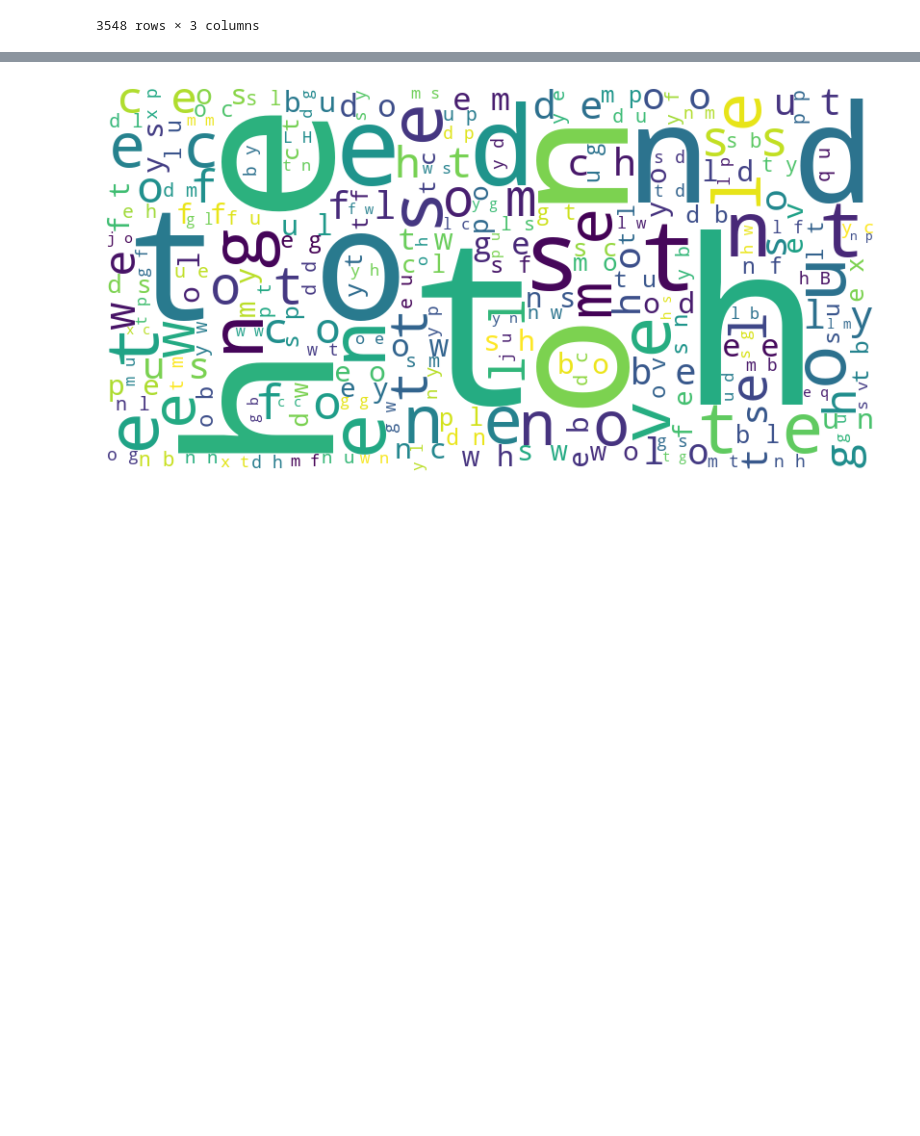
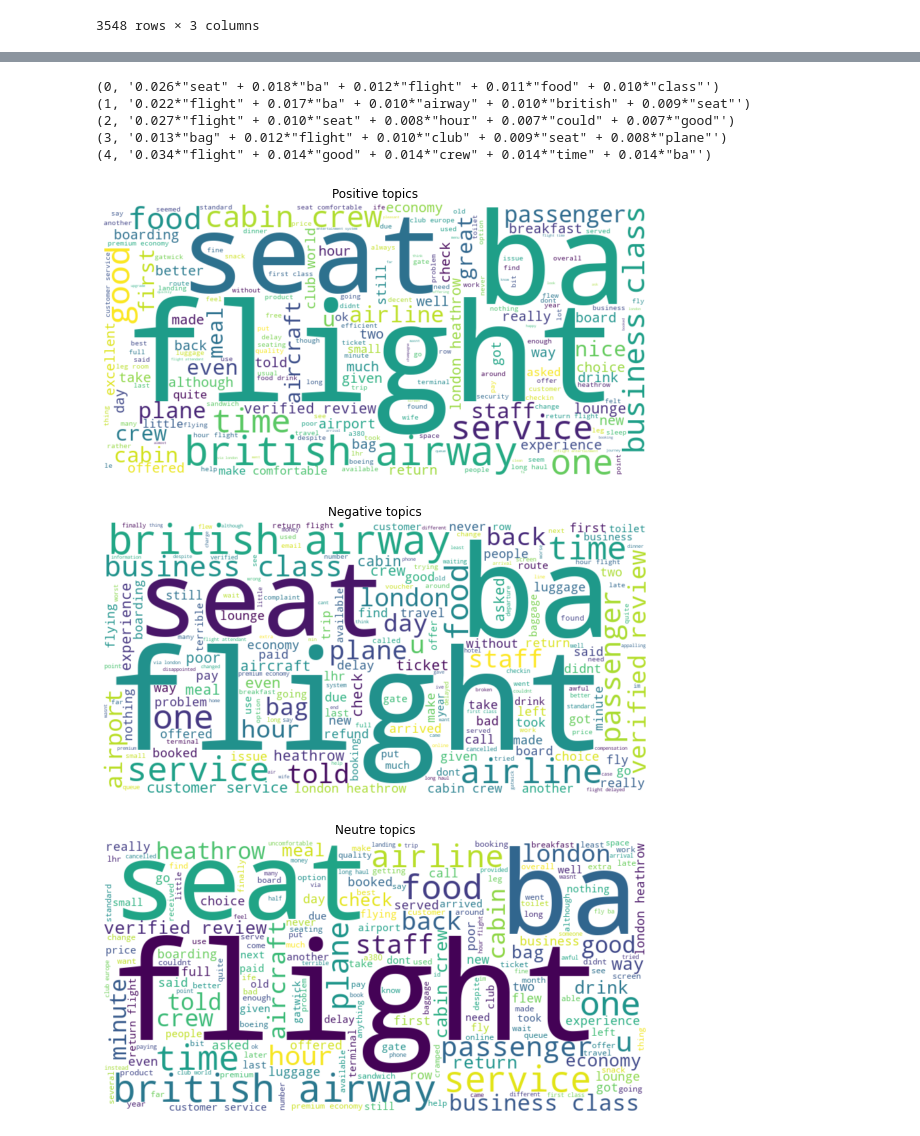
Before and after one commit to nassimbattache/Predicting-customer-buying-behaviour-British-Airways, a Jupyter notebook: Web_scrapping_BA.ipynb, the cells around one changed output, grey strips where cells are left out. Drawn from its saved outputs; the diff is of its cells as text; code cells hidden in the pictures; blank space fills up the shorter version.

Commit message:
Commenter le code + visualisation

```diff
--- a/Web_scrapping_BA.ipynb
+++ b/Web_scrapping_BA.ipynb
@@ -193,17 +247,52 @@ df
+# %%
+# Afficher le topic de chaque catégorie de sentiment
+from gensim import corpora, models
+
+
+positive_df = df.loc[df['sentiment_category'] == 'Positive']
+negative_df = df.loc[df['sentiment_category'] == 'Negative']
+neutre_df = df.loc[df['sentiment_category'] == 'Neutral']
+# Création du dictionnaire à partir des commentaires
+dictionary = corpora.Dictionary(positive_df['reviews1'])
+
+# Transformation des commentaires en sacs de mots (bow = Bag of Words)
+corpus = [dictionary.doc2bow(comment) for comment in positive_df['reviews1']]
+
+# Modélisation des sujets avec LDA
+lda_model = models.LdaModel(corpus, num_topics=5, id2word=dictionary, passes=10)
+
+# Affichage des sujets et leurs mots clés
+topics = lda_model.print_topics(num_words=5)
+for topic in topics:
+    print(topic)
+# %% [output]
+(0, '0.026*"seat" + 0.018*"ba" + 0.012*"flight" + 0.011*"food" + 0.010*"class"')
+(1, '0.022*"flight" + 0.017*"ba" + 0.010*"airway" + 0.010*"british" + 0.009*"seat"')
+(2, '0.027*"flight" + 0.010*"seat" + 0.008*"hour" + 0.007*"could" + 0.007*"good"')
+(3, '0.013*"bag" + 0.012*"flight" + 0.010*"club" + 0.009*"seat" + 0.008*"plane"')
+(4, '0.034*"flight" + 0.014*"good" + 0.014*"crew" + 0.014*"time" + 0.014*"ba"')
 # %%
 from wordcloud import WordCloud
 import matplotlib.pyplot as plt
 
-# Concaténation de tous les commentaires en une seule chaîne de texte
-all_text = ' '.join([' '.join(comment) for comment in df['reviews']])
+def generate_wordcloud(df,title):
+    # Concaténation de tous les commentaires en une seule chaîne de texte
+    all_text = ' '.join([' '.join(comment) for comment in df['reviews1']])
 
-# Création du nuage de mots
-wordcloud = WordCloud(width=800, height=400, background_color='white').generate(all_text)
+    # Création du nuage de mots
+    wordcloud = WordCloud(width=800, height=400, background_color='white').generate(all_text)
 
-# Affichage du nuage de mots
-plt.figure(figsize=(10, 5))
-plt.imshow(wordcloud, interpolation='bilinear')
-plt.axis('off')
-plt.show()
+    # Affichage du nuage de mots
+    plt.figure(figsize=(10, 5))
+    plt.imshow(wordcloud, interpolation='bilinear')
+    plt.axis('off')
+    plt.title(title)
+    plt.show()
+
+generate_wordcloud(positive_df,'Positive topics')
+generate_wordcloud(negative_df,'Negative topics')
+generate_wordcloud(neutre_df,'Neutre topics')
 # %% [output]
-[figure, old version]
+[figure, new version]
+[figure, added]
+[figure, added]
```
Also changed, not shown: parts of 12 cells of this notebook.
